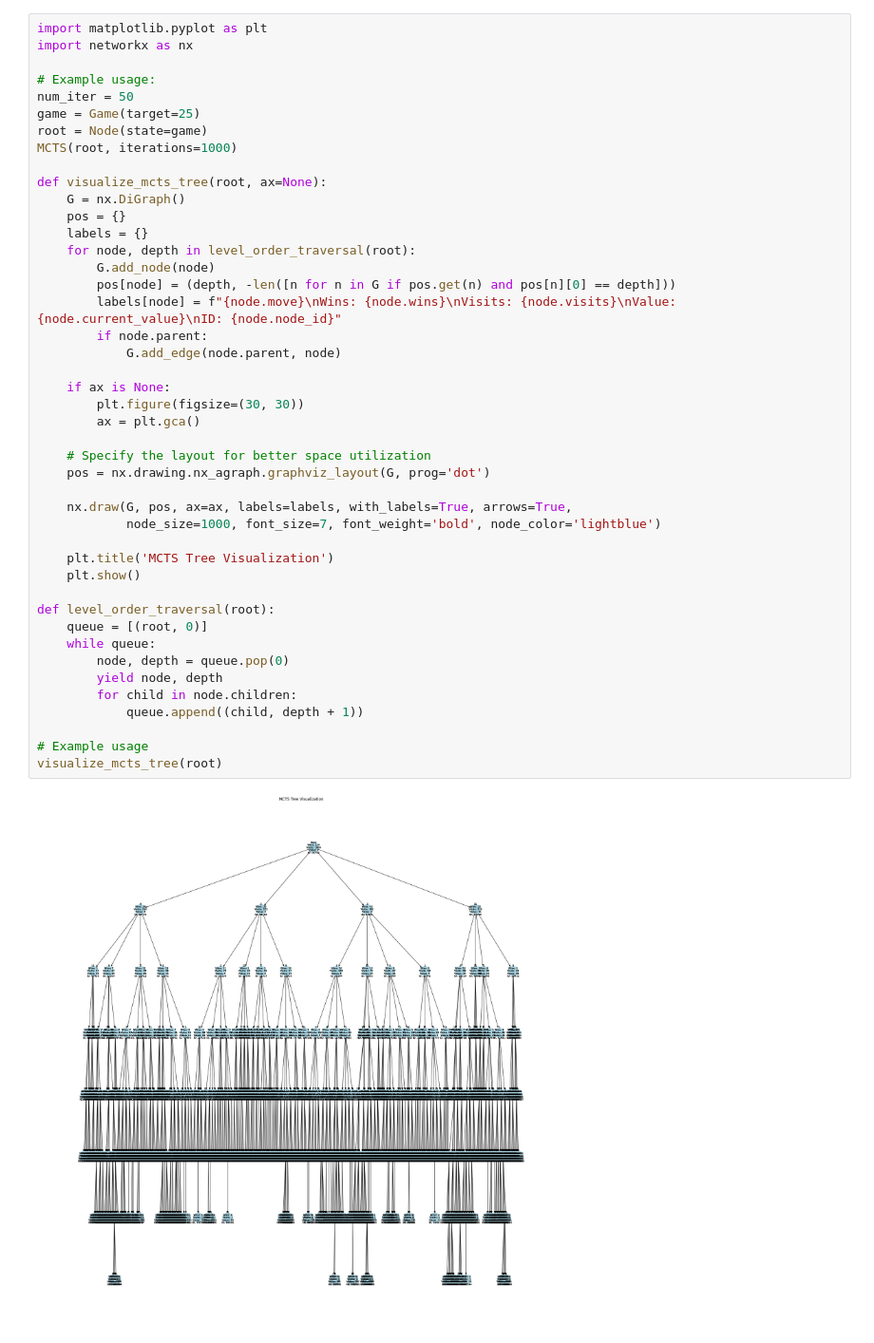
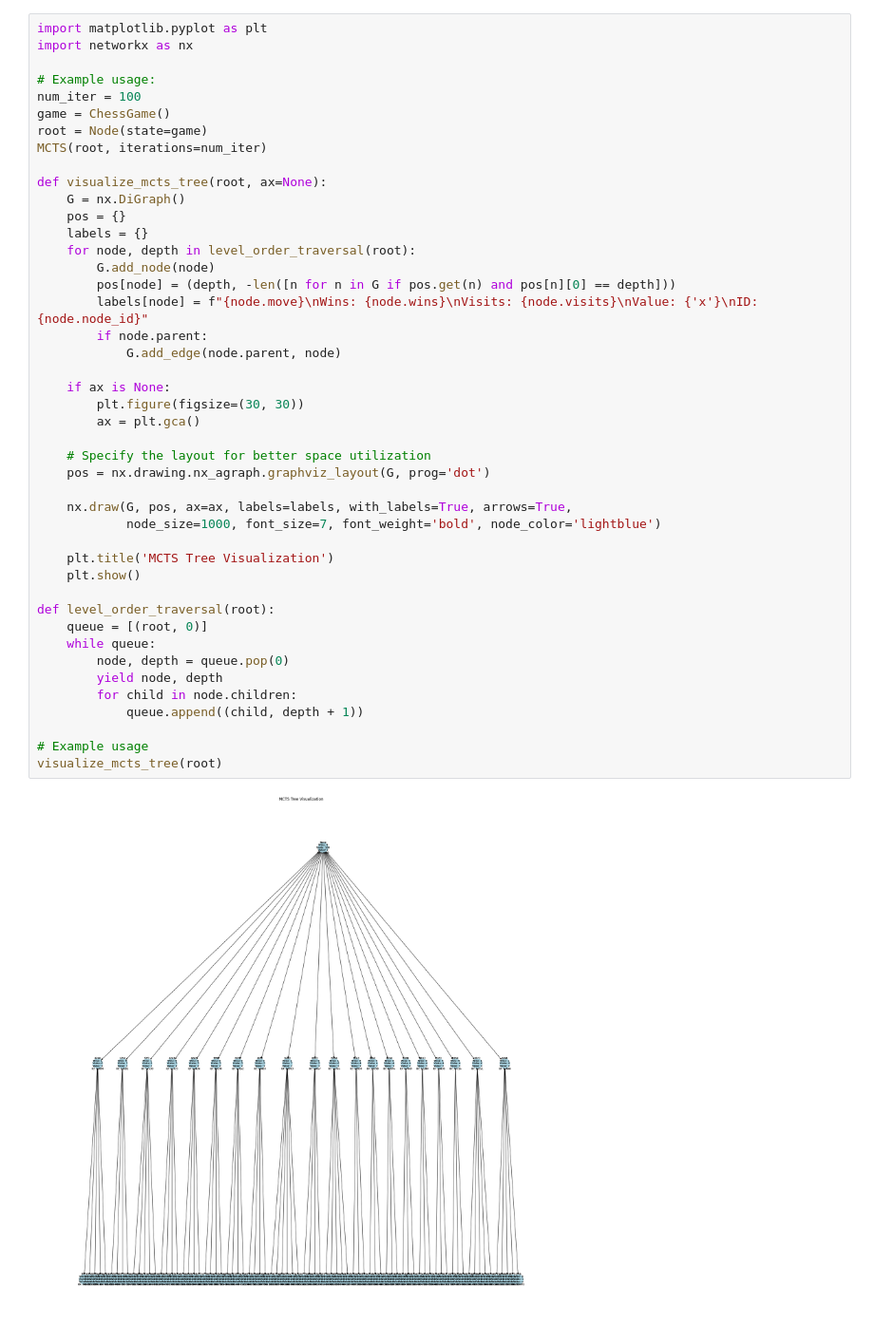
Before and after one commit to samswain2/Chess-AI, a Jupyter notebook: mtcs_chess.ipynb, the cells around one changed output. Shown: that part at 95% size. Cells and saved outputs as stored; diff of their text form.

```diff
--- a/mtcs_chess.ipynb
+++ b/mtcs_chess.ipynb
@@ -157,10 +164,10 @@ import matplotlib.pyplot as plt
 import networkx as nx
 
 # Example usage:
-num_iter = 50
-game = Game(target=25)
+num_iter = 100
+game = ChessGame()
 root = Node(state=game)
-MCTS(root, iterations=1000)
+MCTS(root, iterations=num_iter)
 
 def visualize_mcts_tree(root, ax=None):
     G = nx.DiGraph()
@@ -169,32 +176,32 @@ def visualize_mcts_tree(root, ax=None):
     for node, depth in level_order_traversal(root):
         G.add_node(node)
         pos[node] = (depth, -len([n for n in G if pos.get(n) and pos[n][0] == depth]))
-        labels[node] = f"{node.move}\nWins: {node.wins}\nVisits: {node.visits}\nValue: {node.current_value}\nID: {node.node_id}"
+        labels[node] = f"{node.move}\nWins: {node.wins}\nVisits: {node.visits}\nValue: {'x'}\nID: {node.node_id}"
         if node.parent:
             G.add_edge(node.parent, node)
 
     if ax is None:
         plt.figure(figsize=(30, 30))
         ax = plt.gca()
 
     # Specify the layout for better space utilization
     pos = nx.drawing.nx_agraph.graphviz_layout(G, prog='dot')
 
     nx.draw(G, pos, ax=ax, labels=labels, with_labels=True, arrows=True,
             node_size=1000, font_size=7, font_weight='bold', node_color='lightblue')
 
     plt.title('MCTS Tree Visualization')
     plt.show()
 
 def level_order_traversal(root):
     queue = [(root, 0)]
     while queue:
         node, depth = queue.pop(0)
         yield node, depth
         for child in node.children:
             queue.append((child, depth + 1))
 
 # Example usage
 visualize_mcts_tree(root)
 # %% [output]
-[figure, old version]
+[figure, new version]
```
Also changed, not shown: parts of 1 cell of this notebook, 1 other file.
